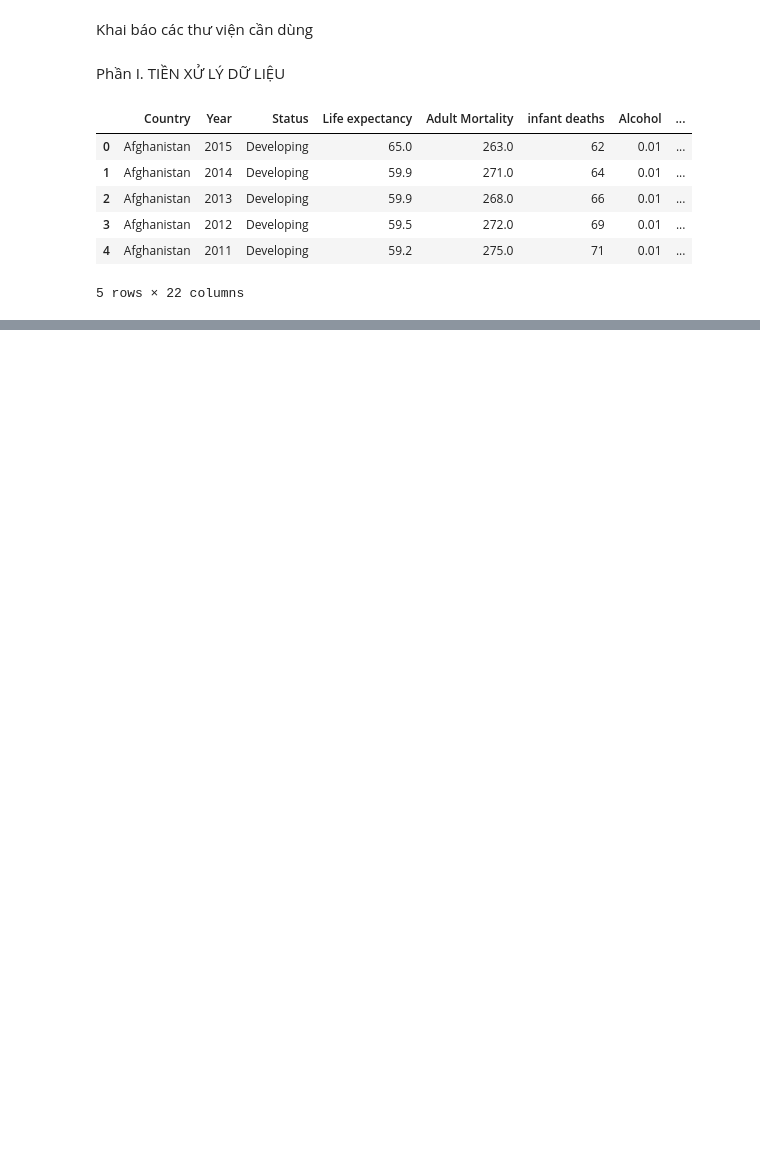
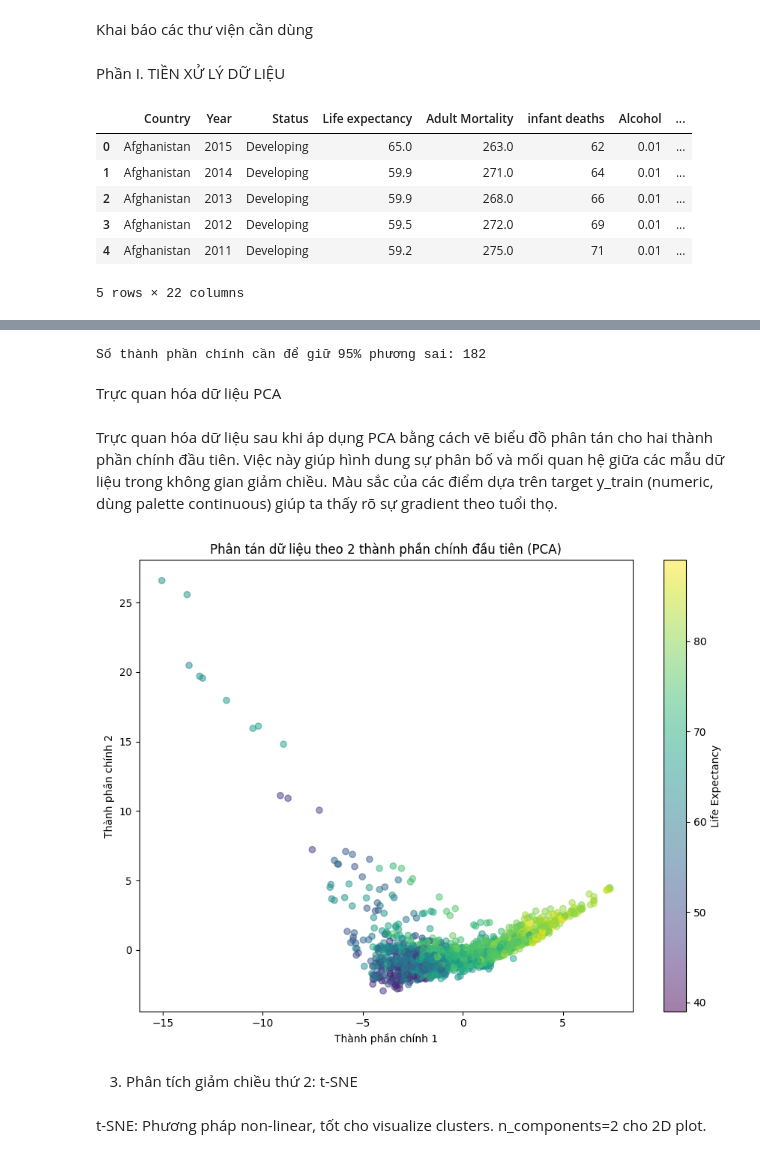
Before and after one commit to ducqwang/life-expectancy-prediction, a Jupyter notebook: src/source.ipynb, the cells around one changed output, grey strips where cells are left out. Saved outputs shown, nothing was run; the diff lists cells and outputs as text; code cells hidden in the pictures; blank space fills up the shorter version.

```diff
--- a/src/source.ipynb
+++ b/src/source.ipynb
@@ -33,0 +204,4 @@ df.head()
+# %%
+# Tách đầu vào và đầu ra
+X = df.drop(['Life expectancy '], axis=1)  # Loại bỏ target
+y = df['Life expectancy ']
@@ -33,0 +310,6 @@ df.head()
+# %%
+# Xác định số thành phần chính cần để giữ 95% phương sai
+n_components_95 = np.argmax(cumulative_variance >= 0.95) + 1
+print(f"Số thành phần chính cần để giữ 95% phương sai: {n_components_95}")
+# %% [output]
+Số thành phần chính cần để giữ 95% phương sai: 182
@@ -33,0 +321,22 @@ df.head()
+# %% [markdown]
+Trực quan hóa dữ liệu PCA
+# %% [markdown]
+Trực quan hóa dữ liệu sau khi áp dụng PCA bằng cách vẽ biểu đồ phân tán cho hai thành phần chính đầu tiên. Việc này giúp hình dung sự phân bố và mối quan hệ giữa các mẫu dữ liệu trong không gian giảm chiều.
+Màu sắc của các điểm dựa trên target y_train (numeric, dùng palette continuous) giúp ta thấy rõ sự gradient theo tuổi thọ.
+# %%
+# Trực quan hóa dữ liệu PCA
+# Vẽ biểu đồ phân tán cho 2 thành phần chính đầu tiên
+plt.figure(figsize=(9, 7))
+scatter = plt.scatter(X_train_pca[:, 0], X_train_pca[:, 1], c=y_train, cmap='viridis', alpha=0.5)
+plt.colorbar(scatter, label='Life Expectancy')
+plt.xlabel('Thành phần chính 1')
+plt.ylabel('Thành phần chính 2')
+plt.title('Phân tán dữ liệu theo 2 thành phần chính đầu tiên (PCA)')
+plt.tight_layout()
+plt.savefig('../results/figures/pca_scatter_plot.png')
+# %% [output]
+[figure, added]
+# %% [markdown]
+3. Phân tích giảm chiều thứ 2: t-SNE
+# %% [markdown]
+t-SNE: Phương pháp non-linear, tốt cho visualize clusters. n_components=2 cho 2D plot.
```
Also changed, not shown: parts of 49 cells of this notebook, 10 other files.
